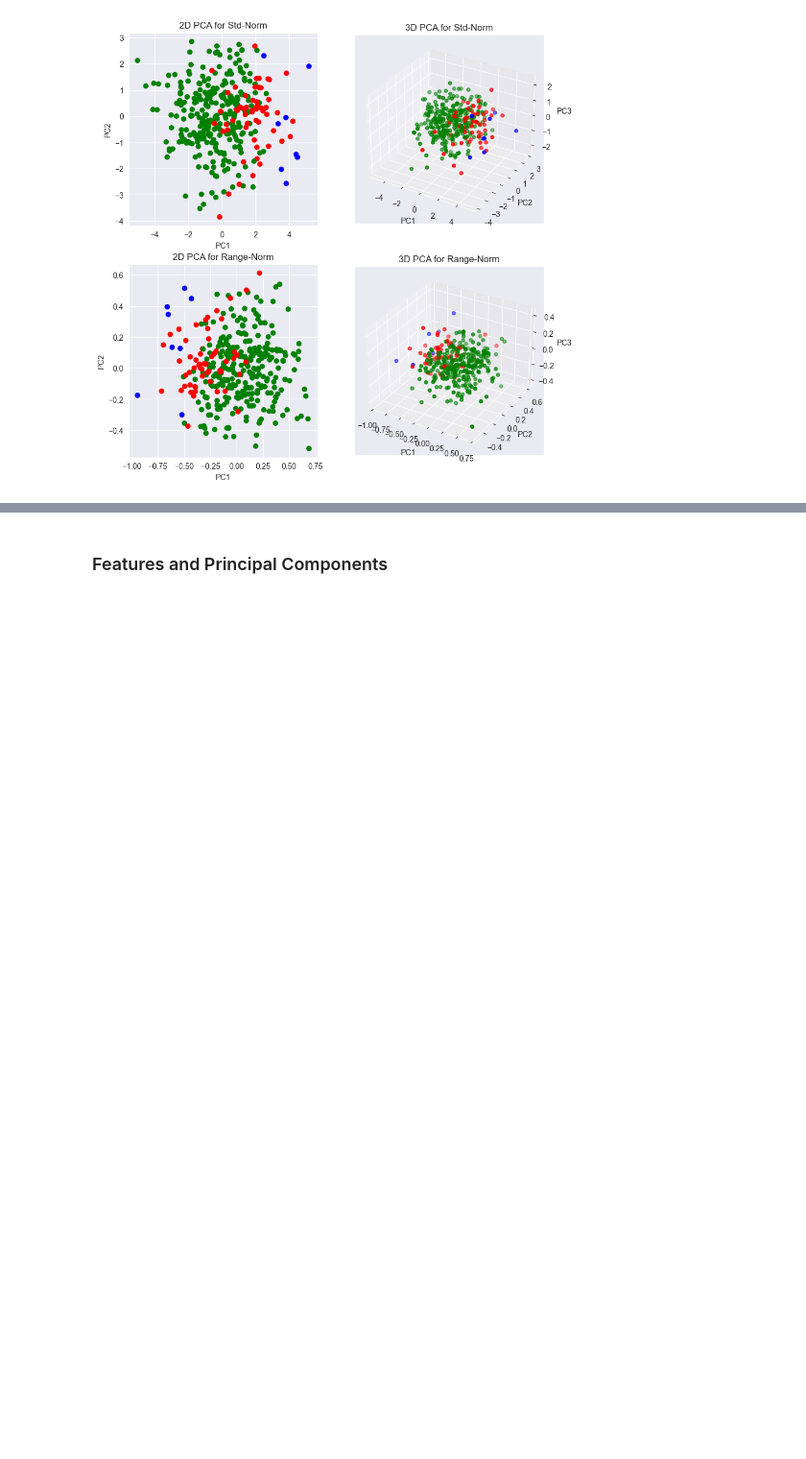
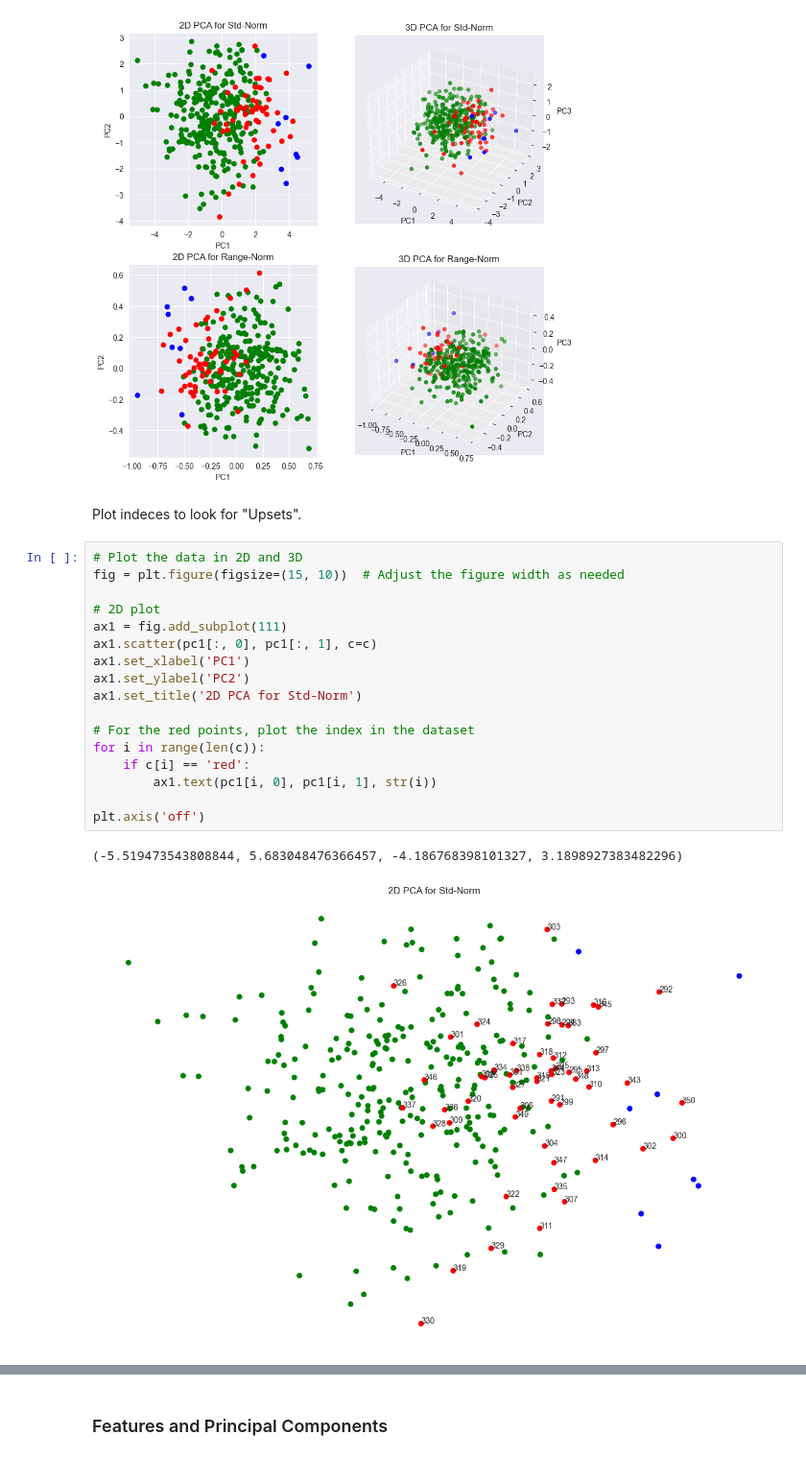
Before and after one commit to peetceenatoo/ncaa-mining, a Jupyter notebook: Scripts/Python/pca.ipynb, the cells around one changed output, grey strips where cells are left out. Shown at 96% size. Drawn from its saved outputs; the diff is of its cells as text; blank space fills up the shorter version.

```diff
--- a/Scripts/Python/pca.ipynb
+++ b/Scripts/Python/pca.ipynb
@@ -267,3 +267,25 @@ plt.axis('off')
 # %% [output]
 (0.0, 1.0, 0.0, 1.0)
 [figure]
+# %% [markdown]
+Plot indeces to look for "Upsets".
+# %%
+# Plot the data in 2D and 3D
+fig = plt.figure(figsize=(15, 10))  # Adjust the figure width as needed
+
+# 2D plot
+ax1 = fig.add_subplot(111)
+ax1.scatter(pc1[:, 0], pc1[:, 1], c=c)
+ax1.set_xlabel('PC1')
+ax1.set_ylabel('PC2')
+ax1.set_title('2D PCA for Std-Norm')
+
+# For the red points, plot the index in the dataset
+for i in range(len(c)):
+    if c[i] == 'red':
+        ax1.text(pc1[i, 0], pc1[i, 1], str(i))
+
+plt.axis('off')
+# %% [output]
+(-5.519473543808844, 5.683048476366457, -4.186768398101327, 3.1898927383482296)
+[figure, added]
```
Also changed, not shown: parts of 6 cells of this notebook, 1 other file.
